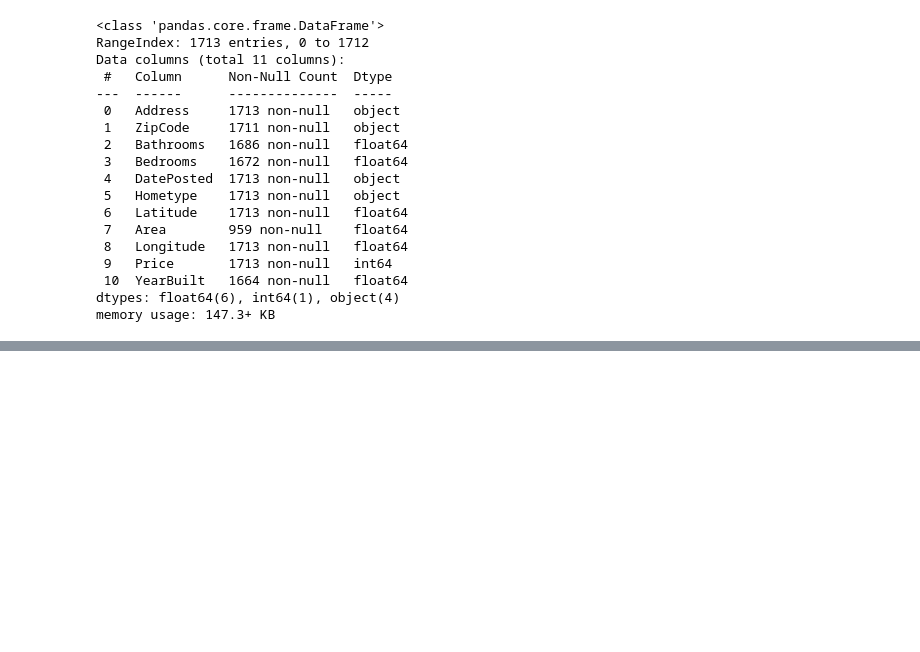
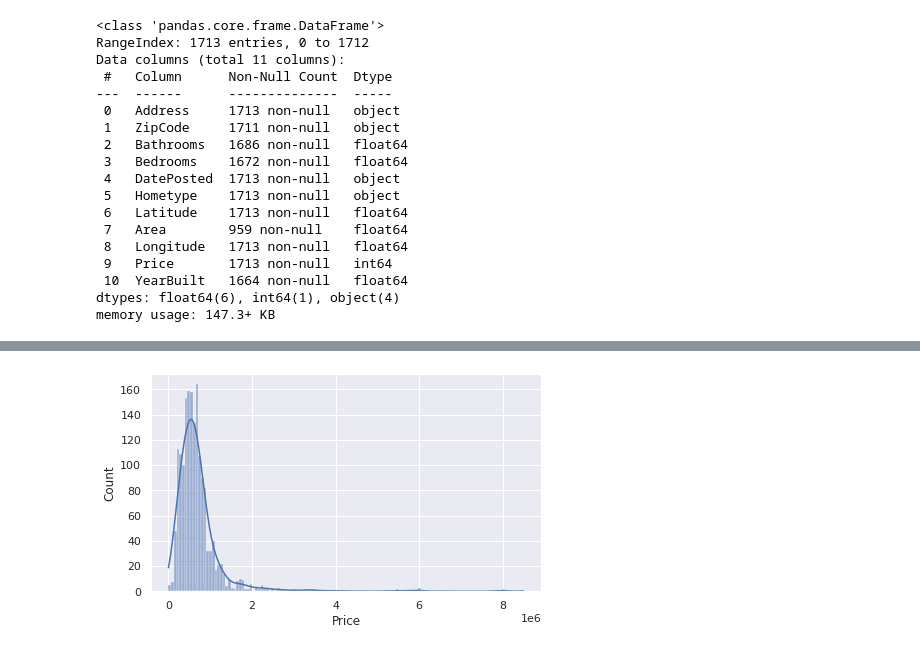
Before and after one commit to Ekeneobi/RE-Market-Automated-Dashboard, a Jupyter notebook: CalgaryRE.ipynb, the cells around one changed output, grey strips where cells are left out. Cells and saved outputs as stored; diff of their text form; code cells hidden in the pictures; blank space fills up the shorter version.

```diff
--- a/CalgaryRE.ipynb
+++ b/CalgaryRE.ipynb
@@ -111,0 +124,7 @@ data.to_csv('calgaryre.csv',index=False)
+# %%
+# let's plot all the price to look at its distributions
+plt.figure(figsize = (7, 4))
+sns.histplot(data = data, x = data['Price'], kde = True)
+plt.show()
+# %% [output]
+[figure, added]
```
Also changed, not shown: parts of 1 cell of this notebook.
